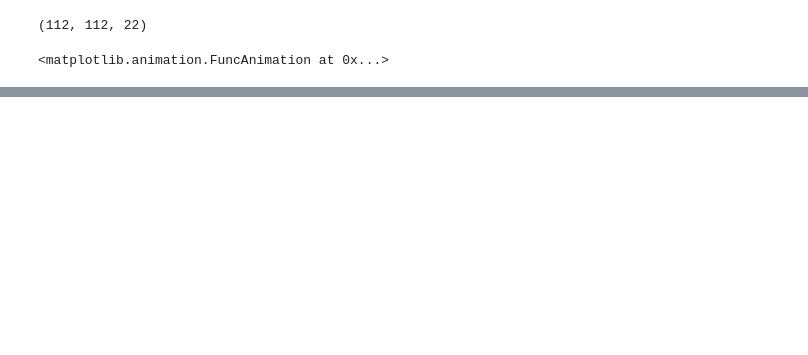
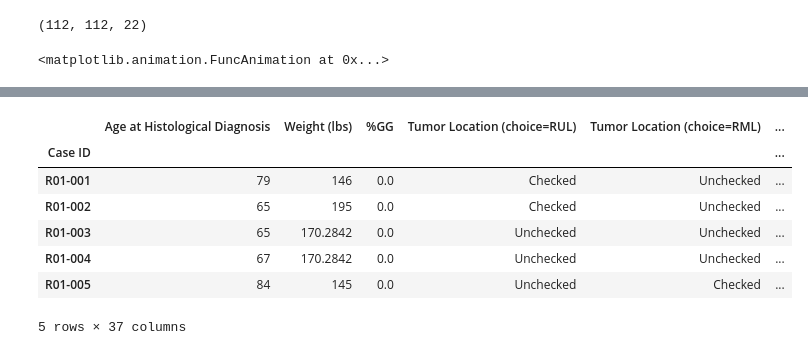
Before and after one commit to Gollini/NSCLC_Test, a Jupyter notebook: utils/EDA.ipynb, the cells around one changed output, grey strips where cells are left out. Cells and saved outputs as stored; diff of their text form; code cells hidden in the pictures; blank space fills up the shorter version.

```diff
--- a/utils/EDA.ipynb
+++ b/utils/EDA.ipynb
@@ -63,0 +50,19 @@ torch.Size([3])
+# %%
+clinic_features = df_clinic.drop(['Patient affiliation', 'Ethnicity', 'Pack Years', 'Quit Smoking Year'], axis=1).copy()
+clinic_features['Weight (lbs)'] = clinic_features['Weight (lbs)'].replace(to_replace='Not Collected', value=170.2842) # 11 patients 'Not collected', average weight= 170.2842
+clinic_features['%GG'] = clinic_features['%GG'].replace({'Not Assessed':0, '0%':0, '>0 - 25%':0.25, '25 - 50%':0.5, '50 - 75%':0.75, '75 - < 100%':1, '100%':1})
+clinic_features = pd.get_dummies(clinic_features, columns=[
+    'Gender'], drop_first=True)
+clinic_features = pd.get_dummies(clinic_features, columns=[
+    'Smoking status'])
+
+clinic_features.head()
+# %% [output]
+|  | Age at Histological Diagnosis | Weight (lbs) | %GG | Tumor Location (choice=RUL) | Tumor Location (choice=RML) | ... |
+| Case ID |  |  |  |  |  | ... |
+| R01-001 | 79 | 146 | 0.0 | Checked | Unchecked | ... |
+| R01-002 | 65 | 195 | 0.0 | Checked | Unchecked | ... |
+| R01-003 | 65 | 170.2842 | 0.0 | Unchecked | Unchecked | ... |
+| R01-004 | 67 | 170.2842 | 0.0 | Unchecked | Unchecked | ... |
+| R01-005 | 84 | 145 | 0.0 | Unchecked | Checked | ... |
+5 rows × 37 columns
```
Also changed, not shown: parts of 6 cells of this notebook, 4 other files.
